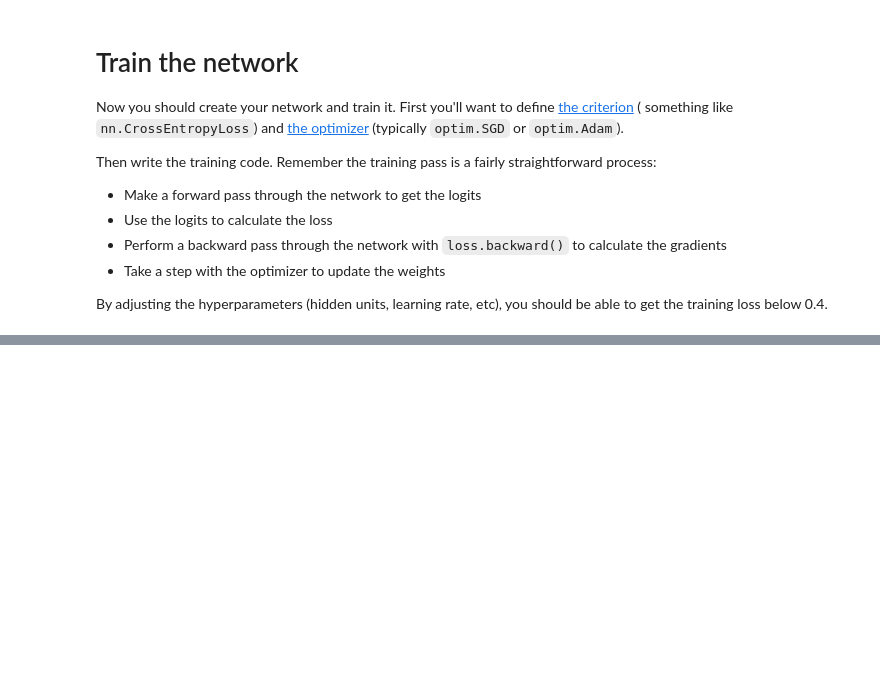
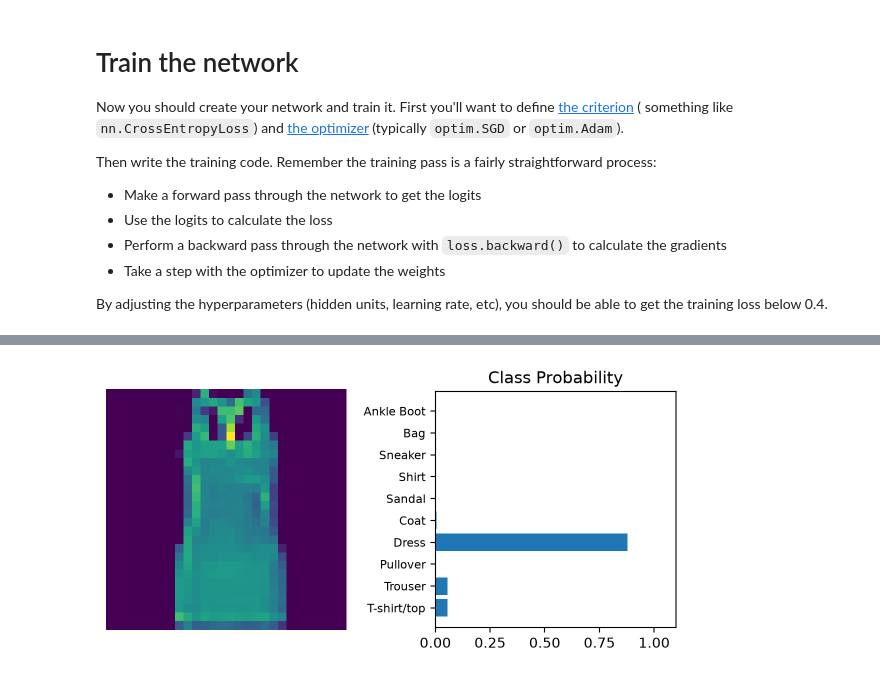
Before and after one commit to vinigalantine/study-python-ml, a Jupyter notebook: ml_exercise/deep-learning-with-pytorch/Part 4 - Fashion-MNIST (Exercises).ipynb, the cells around one changed output, grey strips where cells are left out. Cells and saved outputs as stored; diff of their text form; code cells hidden in the pictures; blank space fills up the shorter version.

```diff
--- a/ml_exercise/deep-learning-with-pytorch/Part 4 - Fashion-MNIST (Exercises).ipynb
+++ b/ml_exercise/deep-learning-with-pytorch/Part 4 - Fashion-MNIST (Exercises).ipynb
@@ -44,7 +44,7 @@ from torch import nn
 
 class MyNetwork(nn.Module):
     def __init__(self):
-        super().__init__(self)
+        super().__init__()
         self.fc1 = nn.Linear(784, 128)
         self.fc2 = nn.Linear(128, 64)
         self.fc3 = nn.Linear(64, 10)
@@ -81,3 +81,8 @@ Then write the training code. Remember the training pass is a fairly straightfor
 By adjusting the hyperparameters (hidden units, learning rate, etc), you should be able to get the training loss below 0.4.
 # %%
 # TODO: Create the network, define the criterion and optimizer
+from torch import optim
+
+network = MyNetwork()
+
+optmizer = optim.SGD(network.parameters(), lr=0.01)
@@ -86,19 +123,25 @@ By adjusting the hyperparameters (hidden units, learning rate, etc), you should
 # %%
 %matplotlib inline
 %config InlineBackend.figure_format = 'retina'
 
 import helper
+import torch.nn.functional as F
 
 # Test out your network!
 
 dataiter = iter(testloader)
-images, labels = dataiter.next()
+images, labels = next(dataiter)
 img = images[0]
 # Convert 2D image to 1D vector
 img = img.resize_(1, 784)
 
 # TODO: Calculate the class probabilities (softmax) for img
-ps =
+with torch.no_grad():
+    logps = network.forward(img)
+
+ps = torch.exp(logps)
 
 # Plot the image and probabilities
 helper.view_classify(img.resize_(1, 28, 28), ps, version='Fashion')
+# %% [output]
+[figure, added]
```
Also changed, not shown: parts of 2 cells of this notebook.
